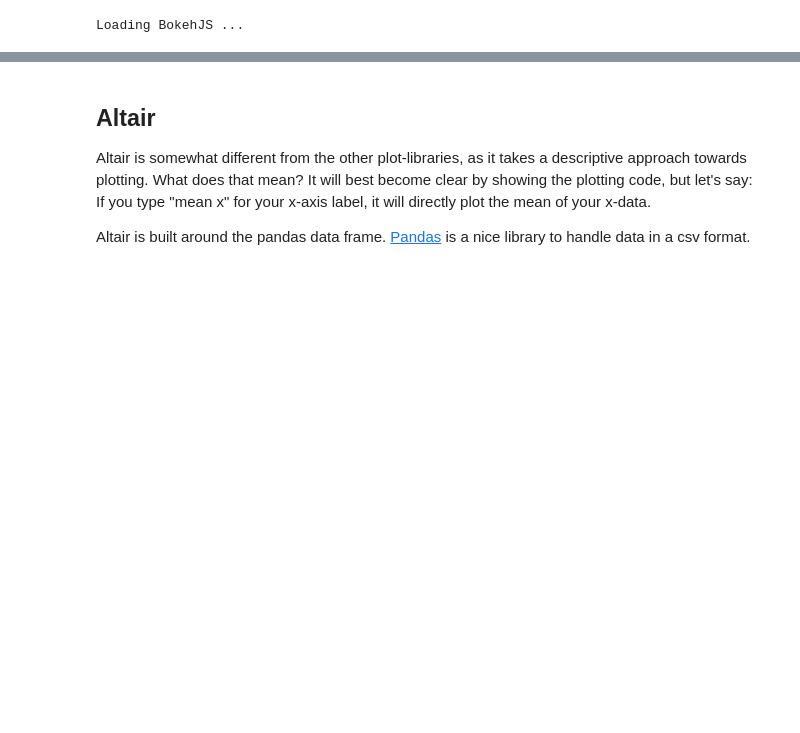
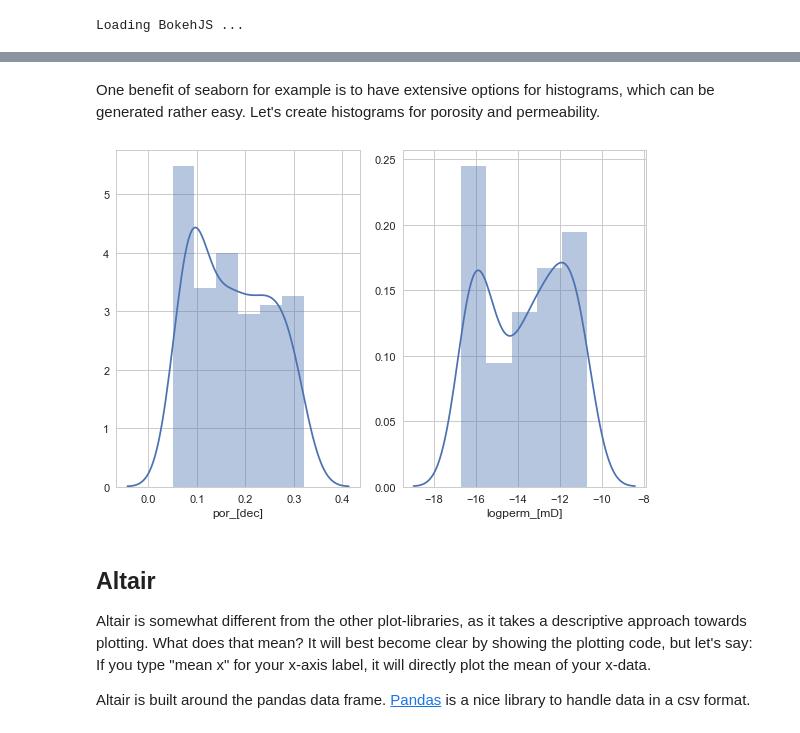
Before and after one commit to Japhiolite/geothermics, a Jupyter notebook: 00_Plotting_in_python.ipynb, the cells around one changed output, grey strips where cells are left out. Cells and saved outputs as stored; diff of their text form; code cells hidden in the pictures; blank space fills up the shorter version.

```diff
--- a/00_Plotting_in_python.ipynb
+++ b/00_Plotting_in_python.ipynb
@@ -134,3 +138,12 @@ plt.ylabel('Deaths')
+# %% [markdown]
+One benefit of seaborn for example is to have extensive options for histograms, which can be generated rather easy. Let's create histograms for porosity and permeability.
+# %%
+fig, axs = plt.subplots(1,2)
+sns.distplot(ds['por_[dec]'], ax = axs[0])
+sns.distplot(np.log10(ds['logperm_[mD]']), ax = axs[1])
+plt.tight_layout()
+# %% [output]
+[figure, added]
 # %% [markdown]
 ## Altair
 Altair is somewhat different from the other plot-libraries, as it takes a descriptive approach towards plotting. What does that mean? It will best become clear by showing the plotting code, but let's say:
```
Also changed, not shown: parts of 5 cells of this notebook.
